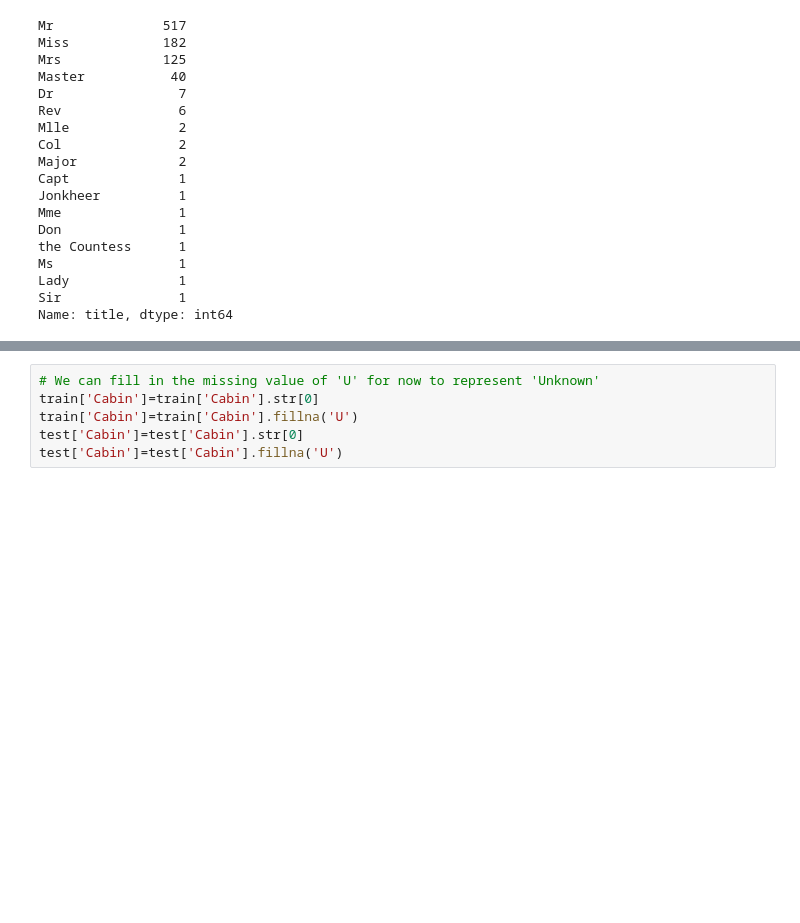
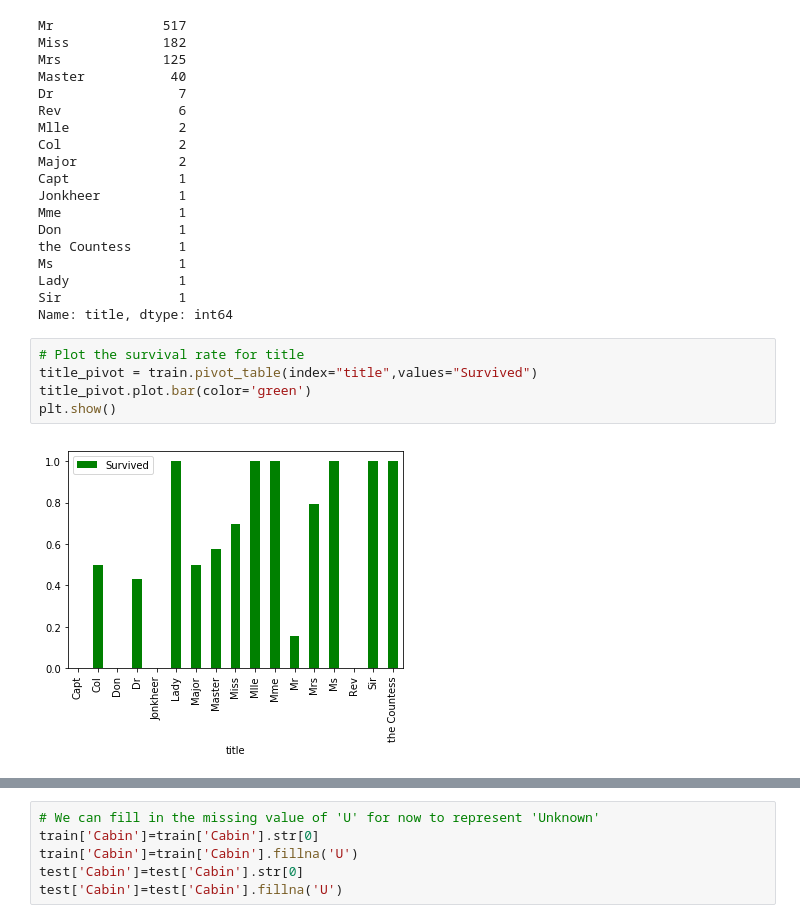
Before and after one commit to CCLabs/Titanic, a Jupyter notebook: Titanic.ipynb, the cells around one changed output, grey strips where cells are left out. Drawn from its saved outputs; the diff is of its cells as text; blank space fills up the shorter version.

```diff
--- a/Titanic.ipynb
+++ b/Titanic.ipynb
@@ -190,3 +190,10 @@ Ms                1
 Lady              1
 Sir               1
 Name: title, dtype: int64
+# %%
+# Plot the survival rate for title
+title_pivot = train.pivot_table(index="title",values="Survived")
+title_pivot.plot.bar(color='green')
+plt.show()
+# %% [output]
+[figure, added]
```
Also changed, not shown: parts of 22 cells of this notebook.
